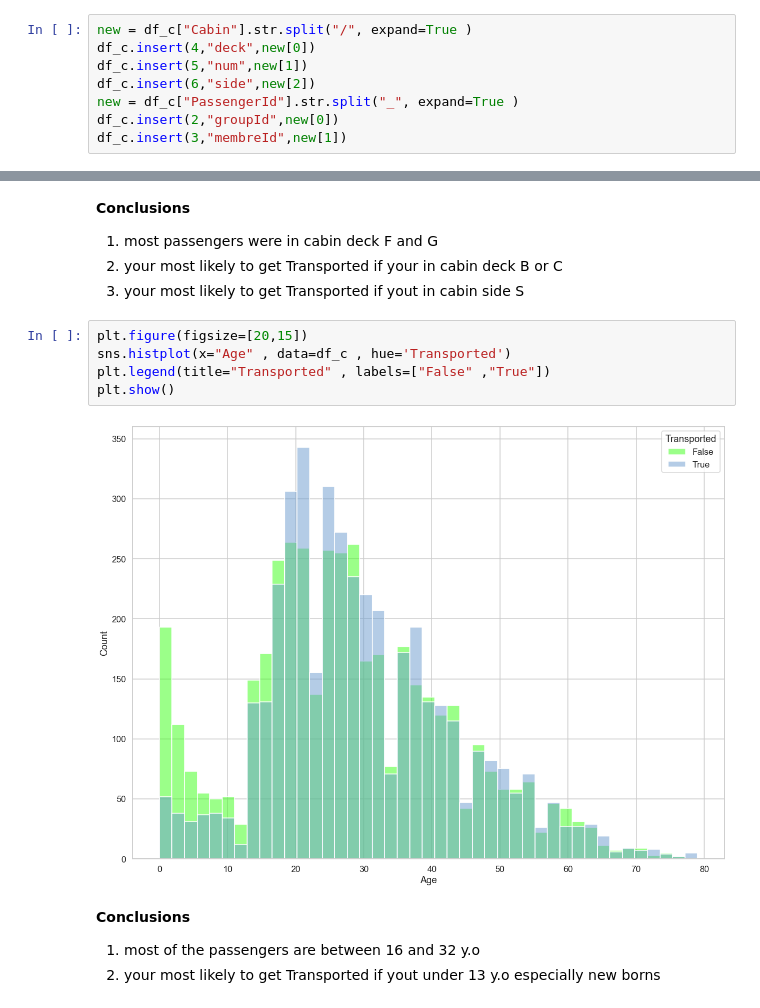
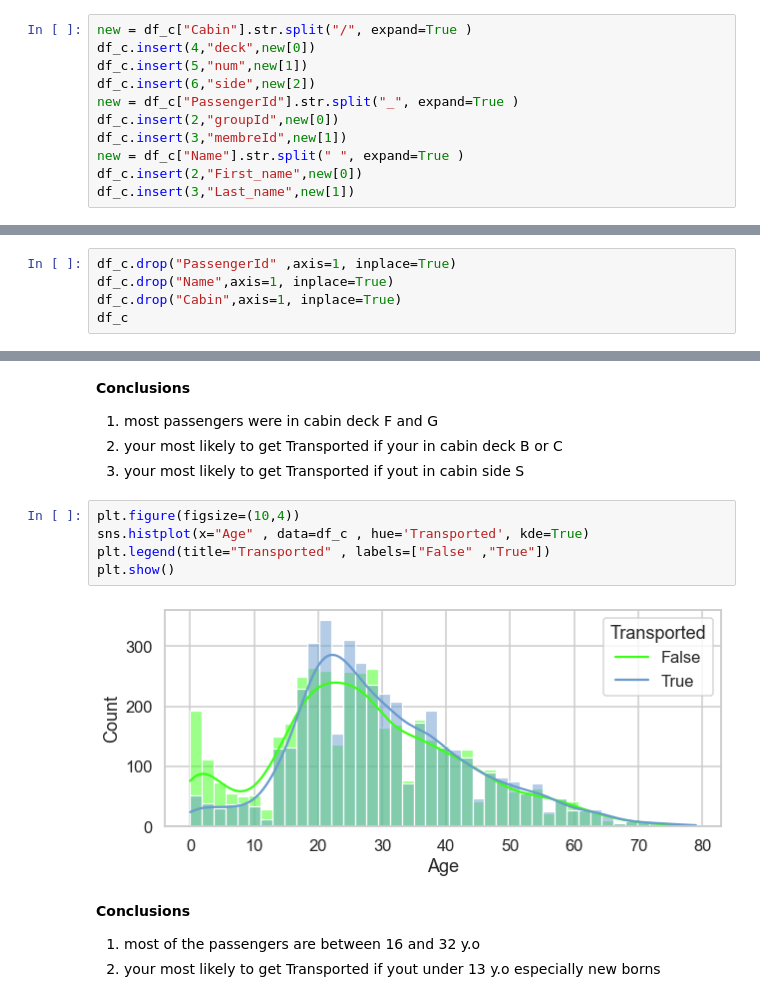
Before and after one commit to ahmed-elmeskyny/Spaceship-Titanic, a Jupyter notebook: spaceship.ipynb, the cells around one changed output, grey strips where cells are left out. Drawn from its saved outputs; the diff is of its cells as text.

```diff
--- a/spaceship.ipynb
+++ b/spaceship.ipynb
@@ -247,4 +243,7 @@ df_c.insert(6,"side",new[2])
 new = df_c["PassengerId"].str.split("_", expand=True )
 df_c.insert(2,"groupId",new[0])
 df_c.insert(3,"membreId",new[1])
+new = df_c["Name"].str.split(" ", expand=True )
+df_c.insert(2,"First_name",new[0])
+df_c.insert(3,"Last_name",new[1])
 # %%
@@ -265,0 +269,5 @@ df_c
+# %%
+df_c.drop("PassengerId" ,axis=1, inplace=True)
+df_c.drop("Name",axis=1, inplace=True)
+df_c.drop("Cabin",axis=1, inplace=True)
+df_c
@@ -311,12 +321,12 @@ plt.show()
 2. your most likely to get Transported if your in cabin deck B or C
 3. your most likely to get Transported if yout in cabin side S
 # %%
-plt.figure(figsize=[20,15])
-sns.histplot(x="Age" , data=df_c , hue='Transported')
+plt.figure(figsize=(10,4))
+sns.histplot(x="Age" , data=df_c , hue='Transported', kde=True)
 plt.legend(title="Transported" , labels=["False" ,"True"])
 plt.show()
 # %% [output]
-[figure, old version]
+[figure, new version]
 # %% [markdown]
 **Conclusions**
 1. most of the passengers are between 16 and 32 y.o
```
Also changed, not shown: parts of 36 cells of this notebook, 2 other files.
